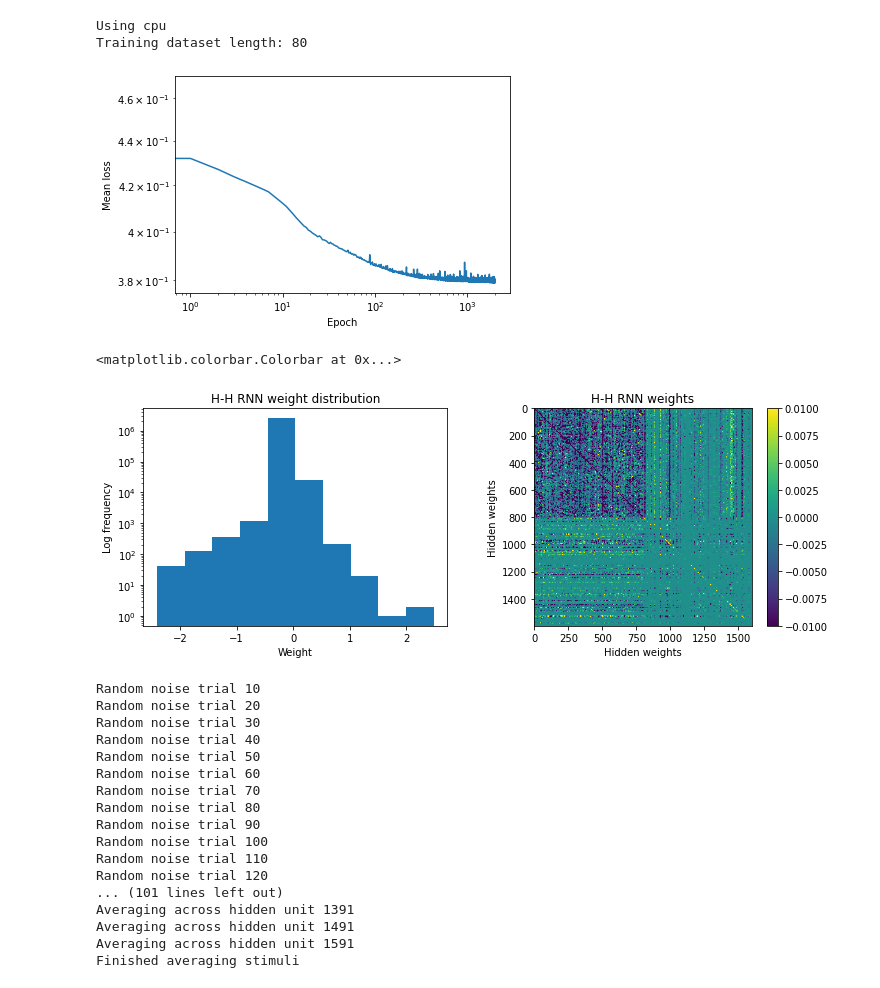
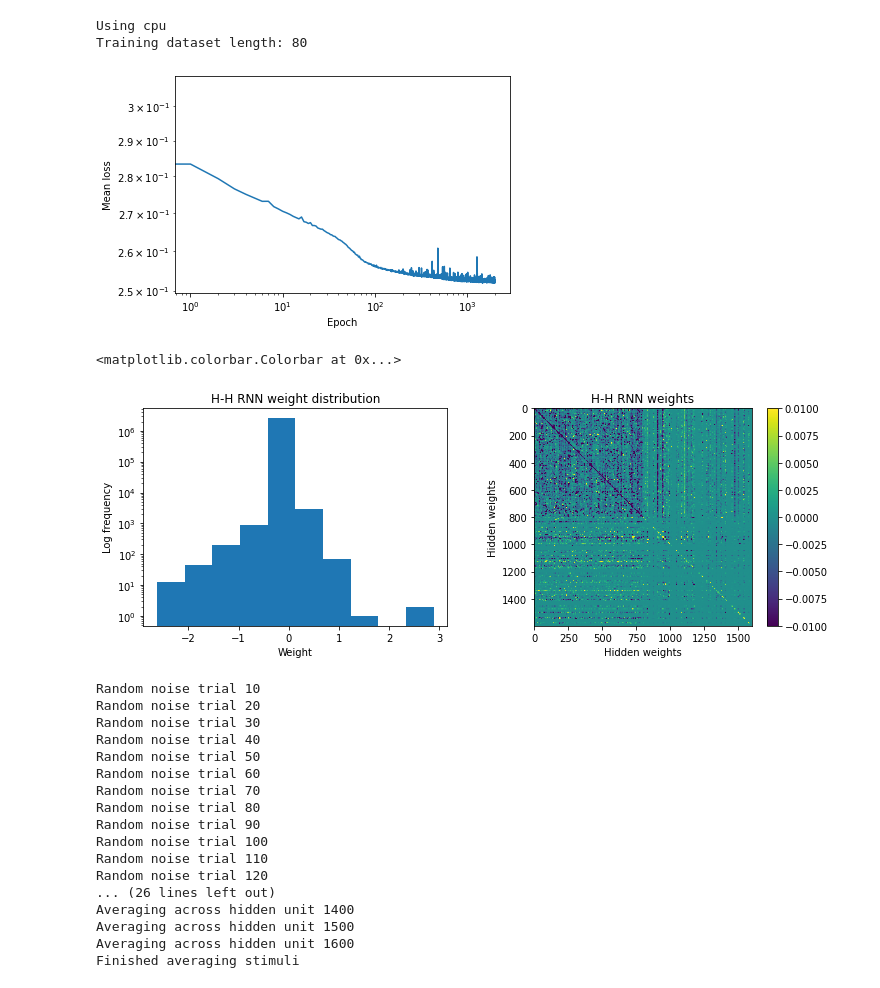
Before and after one commit to sebbkw/rnn, a Jupyter notebook: analyse_network.ipynb, the cells around one changed output. Saved outputs shown, nothing was run; the diff lists cells and outputs as text; code cells hidden in the pictures.

```diff
--- a/analyse_network.ipynb
+++ b/analyse_network.ipynb
@@ -26,40 +26,40 @@ HIDDEN_UNITS = 1600
 FRAME_SIZE = 15
 WARMUP = 4
 MODE = 'hierarchical'
-T_STEPS = 20
+T_STEPS = 30
 
 PATHS = [
-    './models/hierarchical-15framesize-20tsteps-4warmup-2000epochs-1600units-0.001lr-0.25gradclip-1e-06L1/0.2beta'
+    './models/hierarchical-15framesize-20tsteps-4warmup-2000epochs-1600units-0.001lr-0.25gradclip-1e-06L1/0.5beta'
 ]
 PATH = PATHS[0]
 
 # Set device to use on network
 DEVICE = torch.device('cuda' if torch.cuda.is_available() else 'cpu')
 print("Using", DEVICE)
 
 # Load previously trained model
 model = network.RecurrentTemporalPrediction.load(
     hidden_units = HIDDEN_UNITS,
     frame_size = FRAME_SIZE,
     warmup = WARMUP,
     mode = MODE,
     path = PATH + '.pt'
 )
 
 # Load dataset
 train_dataset = FramesDataset('./datasets/processed_dataset_15px_20tsteps.npy', 'train', WARMUP)
 train_data_loader = torch.utils.data.DataLoader(train_dataset, batch_size=128)
 print("Training dataset length:", len(train_dataset))
 
 # Plot loss history
 with open(PATH + '.pickle', 'rb') as p:
     loss_history = pickle.load(p)
 
 plt.loglog(loss_history);
 plt.xlabel('Epoch')
 plt.ylabel('Mean loss')
 plt.show()
 # %% [output]
 Using cpu
 Training dataset length: 80
-[figure, old version]
+[figure, new version]
@@ -79,7 +103,7 @@ axs[1].set_title("H-H RNN weights")
 plt.colorbar(im)
 # %% [output]
 <matplotlib.colorbar.Colorbar at 0x...>
-[figure, old version]
+[figure, new version]
 # %%
 # Produce spike-triggered average
 def max_abs_normalize (arr):
@@ -91,7 +115,7 @@ def normalize (arr):
         for b in arr
     ])
 
-n_rand_stimuli = 1000
+n_rand_stimuli = 250
 
 stimuli = {}
 unit_activity = {}
@@ -152,10 +176,10 @@ Random noise trial 90
 Random noise trial 100
 Random noise trial 110
 Random noise trial 120
-... (101 lines left out)
-Averaging across hidden unit 1391
-Averaging across hidden unit 1491
-Averaging across hidden unit 1591
+... (26 lines left out)
+Averaging across hidden unit 1400
+Averaging across hidden unit 1500
+Averaging across hidden unit 1600
 Finished averaging stimuli
 # %%
 # Virtual physiology
```
Also changed, not shown: parts of 7 cells of this notebook, 5 other files.
